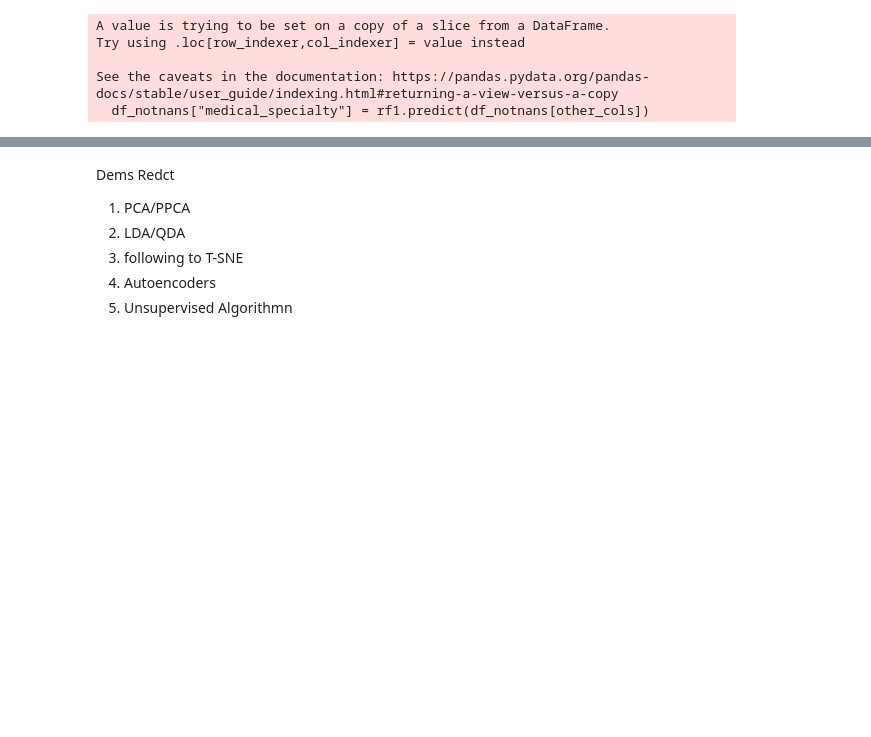
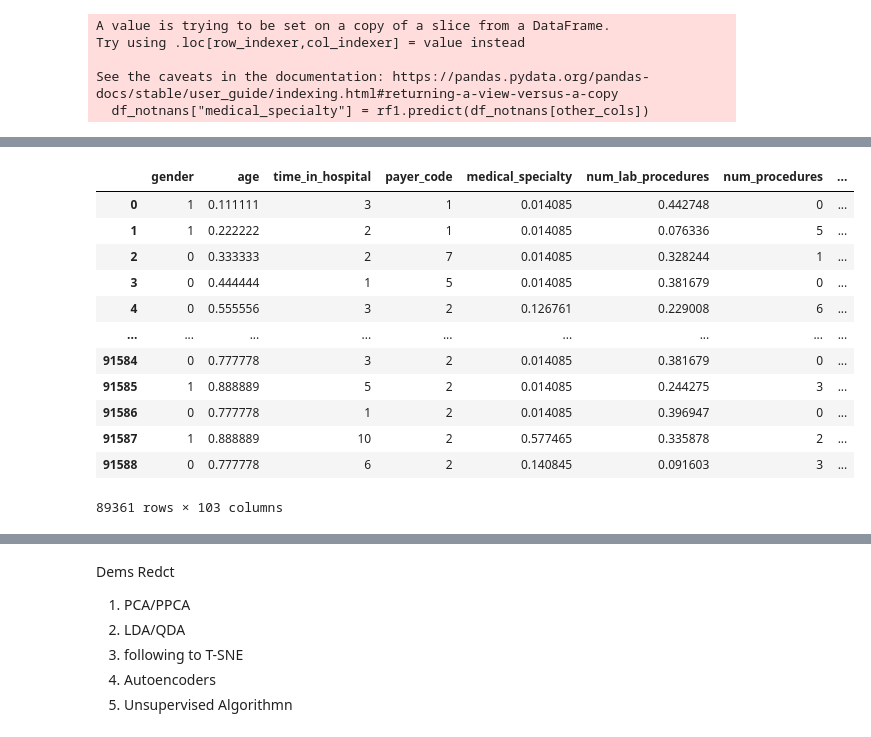
Before and after one commit to smgjch/BENG0019-group-E, a Jupyter notebook: diabets_prediction.ipynb, the cells around one changed output, grey strips where cells are left out. Drawn from its saved outputs; the diff is of its cells as text; code cells hidden in the pictures; blank space fills up the shorter version.

```diff
--- a/diabets_prediction.ipynb
+++ b/diabets_prediction.ipynb
@@ -657,0 +716,21 @@ See the caveats in the documentation: https://pandas.pydata.org/pandas-docs/stab
+# %%
+scaler = MinMaxScaler(feature_range=(0, 1))
+features_to_scale = ["age","medical_specialty","num_lab_procedures","num_medications"]
+df_encoded[features_to_scale] = scaler.fit_transform(df_encoded[features_to_scale])
+df_test_encoded[features_to_scale] = scaler.fit_transform(df_test_encoded[features_to_scale])
+# %%
+df_encoded
+# %% [output]
+|  | gender | age | time_in_hospital | payer_code | medical_specialty | num_lab_procedures | num_procedures | ... |
+| 0 | 1 | 0.111111 | 3 | 1 | 0.014085 | 0.442748 | 0 | ... |
+| 1 | 1 | 0.222222 | 2 | 1 | 0.014085 | 0.076336 | 5 | ... |
+| 2 | 0 | 0.333333 | 2 | 7 | 0.014085 | 0.328244 | 1 | ... |
+| 3 | 0 | 0.444444 | 1 | 5 | 0.014085 | 0.381679 | 0 | ... |
+| 4 | 0 | 0.555556 | 3 | 2 | 0.126761 | 0.229008 | 6 | ... |
+| ... | ... | ... | ... | ... | ... | ... | ... | ... |
+| 91584 | 0 | 0.777778 | 3 | 2 | 0.014085 | 0.381679 | 0 | ... |
+| 91585 | 1 | 0.888889 | 5 | 2 | 0.014085 | 0.244275 | 3 | ... |
+| 91586 | 0 | 0.777778 | 1 | 2 | 0.014085 | 0.396947 | 0 | ... |
+| 91587 | 1 | 0.888889 | 10 | 2 | 0.577465 | 0.335878 | 2 | ... |
+| 91588 | 0 | 0.777778 | 6 | 2 | 0.140845 | 0.091603 | 3 | ... |
+89361 rows × 103 columns
```
Also changed, not shown: parts of 30 cells of this notebook, 4 other files.
